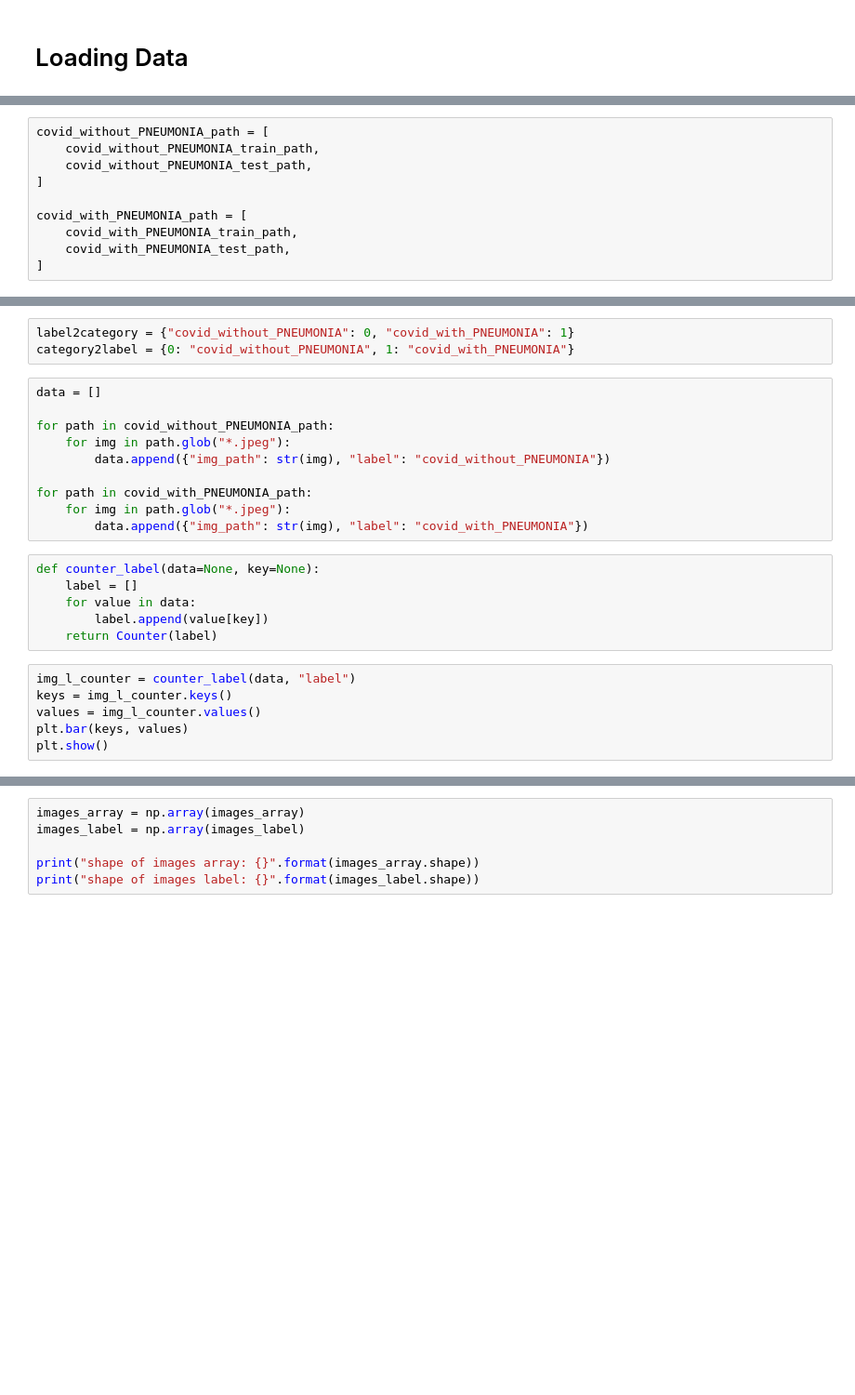
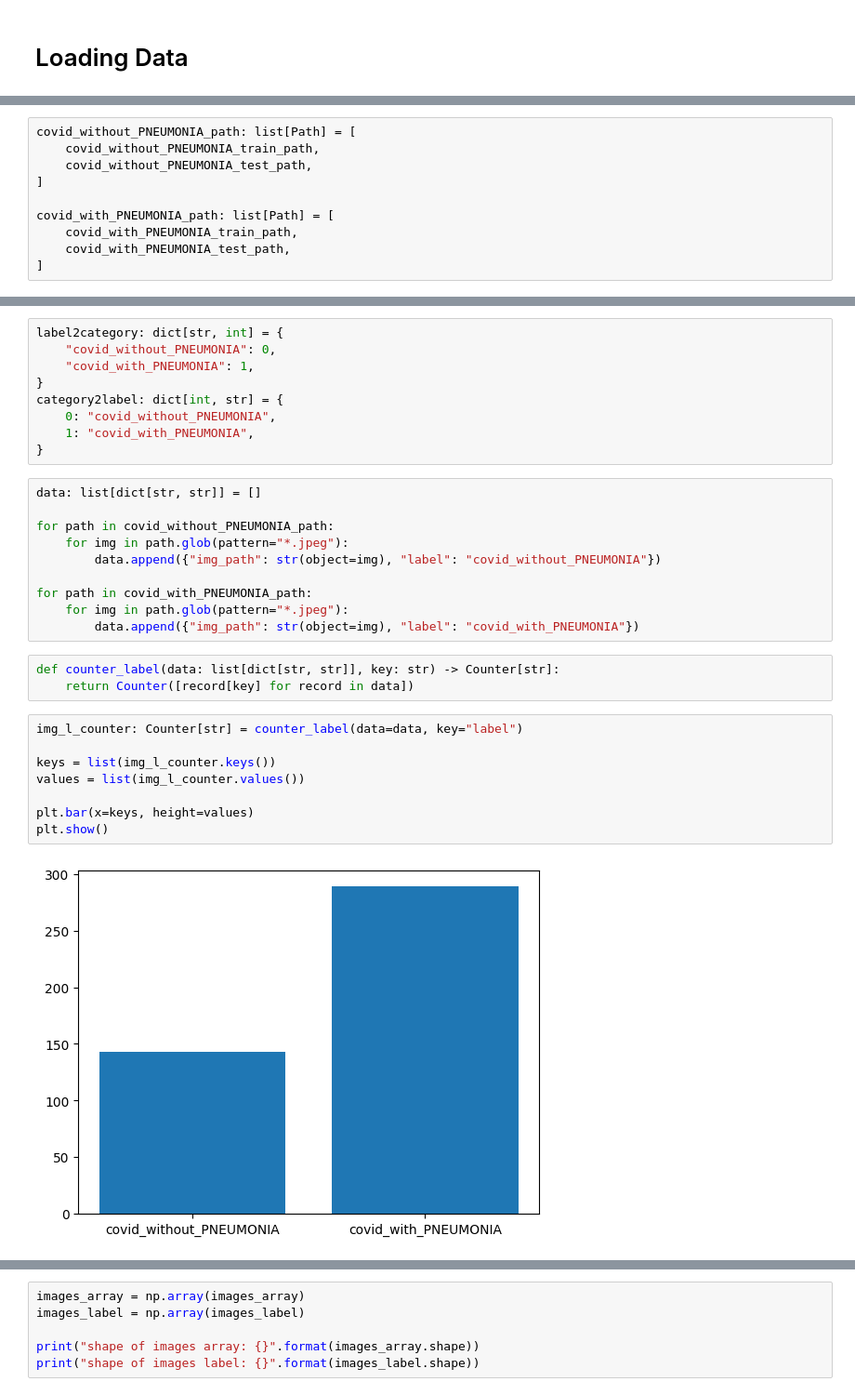
Before and after one commit to MH0386/my_ai_journey, a Jupyter notebook: machine-learning/logistic-regression-from-scratch.ipynb, the cells around one changed output, grey strips where cells are left out. Shown: that part at 93% size. Drawn from its saved outputs; the diff is of its cells as text; blank space fills up the shorter version.

```diff
--- a/machine-learning/logistic-regression-from-scratch.ipynb
+++ b/machine-learning/logistic-regression-from-scratch.ipynb
@@ -29,10 +31,10 @@ covid_with_PNEUMONIA_test_path = path / "Data" / "test" / "covid_with_PNEUMONIA"
 # %%
-covid_without_PNEUMONIA_path = [
+covid_without_PNEUMONIA_path: list[Path] = [
     covid_without_PNEUMONIA_train_path,
     covid_without_PNEUMONIA_test_path,
 ]
 
-covid_with_PNEUMONIA_path = [
+covid_with_PNEUMONIA_path: list[Path] = [
     covid_with_PNEUMONIA_train_path,
     covid_with_PNEUMONIA_test_path,
 ]
@@ -42,28 +44,35 @@ random.seed(42)
 # %%
-label2category = {"covid_without_PNEUMONIA": 0, "covid_with_PNEUMONIA": 1}
-category2label = {0: "covid_without_PNEUMONIA", 1: "covid_with_PNEUMONIA"}
+label2category: dict[str, int] = {
+    "covid_without_PNEUMONIA": 0,
+    "covid_with_PNEUMONIA": 1,
+}
+category2label: dict[int, str] = {
+    0: "covid_without_PNEUMONIA",
+    1: "covid_with_PNEUMONIA",
+}
 # %%
-data = []
+data: list[dict[str, str]] = []
 
 for path in covid_without_PNEUMONIA_path:
-    for img in path.glob("*.jpeg"):
-        data.append({"img_path": str(img), "label": "covid_without_PNEUMONIA"})
+    for img in path.glob(pattern="*.jpeg"):
+        data.append({"img_path": str(object=img), "label": "covid_without_PNEUMONIA"})
 
 for path in covid_with_PNEUMONIA_path:
-    for img in path.glob("*.jpeg"):
-        data.append({"img_path": str(img), "label": "covid_with_PNEUMONIA"})
+    for img in path.glob(pattern="*.jpeg"):
+        data.append({"img_path": str(object=img), "label": "covid_with_PNEUMONIA"})
-# %%
-def counter_label(data=None, key=None):
-    label = []
-    for value in data:
-        label.append(value[key])
-    return Counter(label)
+# %%
+def counter_label(data: list[dict[str, str]], key: str) -> Counter[str]:
+    return Counter([record[key] for record in data])
 # %%
-img_l_counter = counter_label(data, "label")
-keys = img_l_counter.keys()
-values = img_l_counter.values()
-plt.bar(keys, values)
+img_l_counter: Counter[str] = counter_label(data=data, key="label")
+
+keys = list(img_l_counter.keys())
+values = list(img_l_counter.values())
+
+plt.bar(x=keys, height=values)
 plt.show()
+# %% [output]
+[figure, added]
 # %%
 plt.figure(figsize=(20, 7))
 
```
Also changed, not shown: parts of 15 cells of this notebook, 2 other files.
